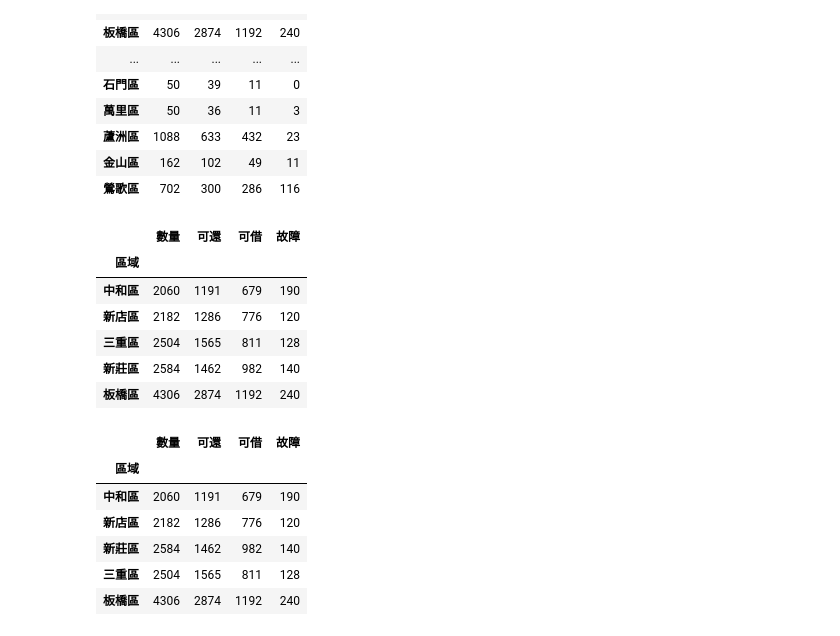
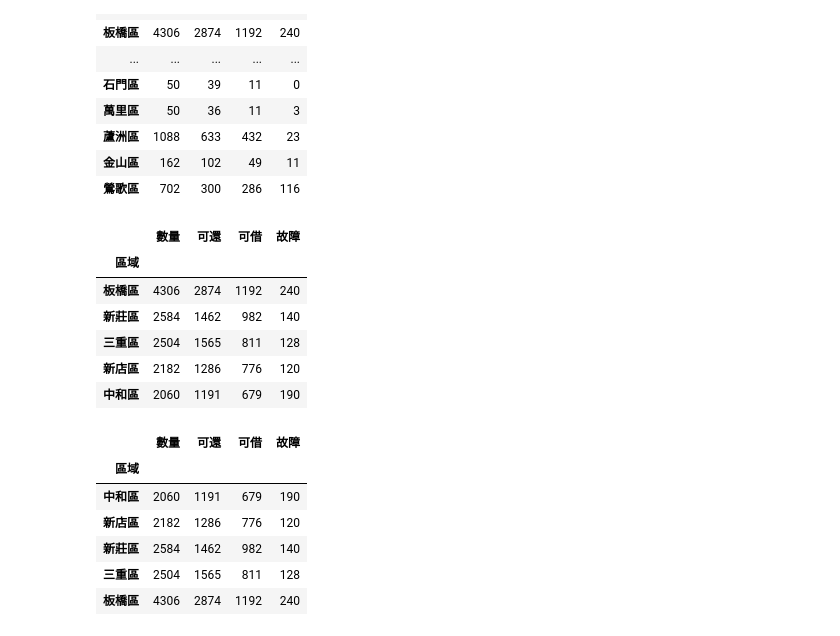
Before and after one commit to roberthsu2003/PythonForDataAnalysis, a Jupyter notebook: 上課內容13/lesson18/lesson18_3.ipynb, the cells around one changed output. Cells and saved outputs as stored; diff of their text form; code cells hidden in the pictures.

```diff
--- a/上課內容13/lesson18/lesson18_3.ipynb
+++ b/上課內容13/lesson18/lesson18_3.ipynb
@@ -91,15 +91,15 @@ result
 | 金山區 | 162 | 102 | 49 | 11 |
 | 鶯歌區 | 702 | 300 | 286 | 116 |
 # %%
-result.sort_values(by='數量')[-5:]
+result.sort_values(by='數量',ascending=False)[:5]
 # %% [output]
 |  | 數量 | 可還 | 可借 | 故障 |
 | 區域 |  |  |  |  |
+| 板橋區 | 4306 | 2874 | 1192 | 240 |
+| 新莊區 | 2584 | 1462 | 982 | 140 |
+| 三重區 | 2504 | 1565 | 811 | 128 |
+| 新店區 | 2182 | 1286 | 776 | 120 |
 | 中和區 | 2060 | 1191 | 679 | 190 |
-| 新店區 | 2182 | 1286 | 776 | 120 |
-| 三重區 | 2504 | 1565 | 811 | 128 |
-| 新莊區 | 2584 | 1462 | 982 | 140 |
-| 板橋區 | 4306 | 2874 | 1192 | 240 |
 # %%
 result.sort_values(by='可還')[-5:]
 # %% [output]
```
Also changed, not shown: parts of 2 cells of this notebook.
